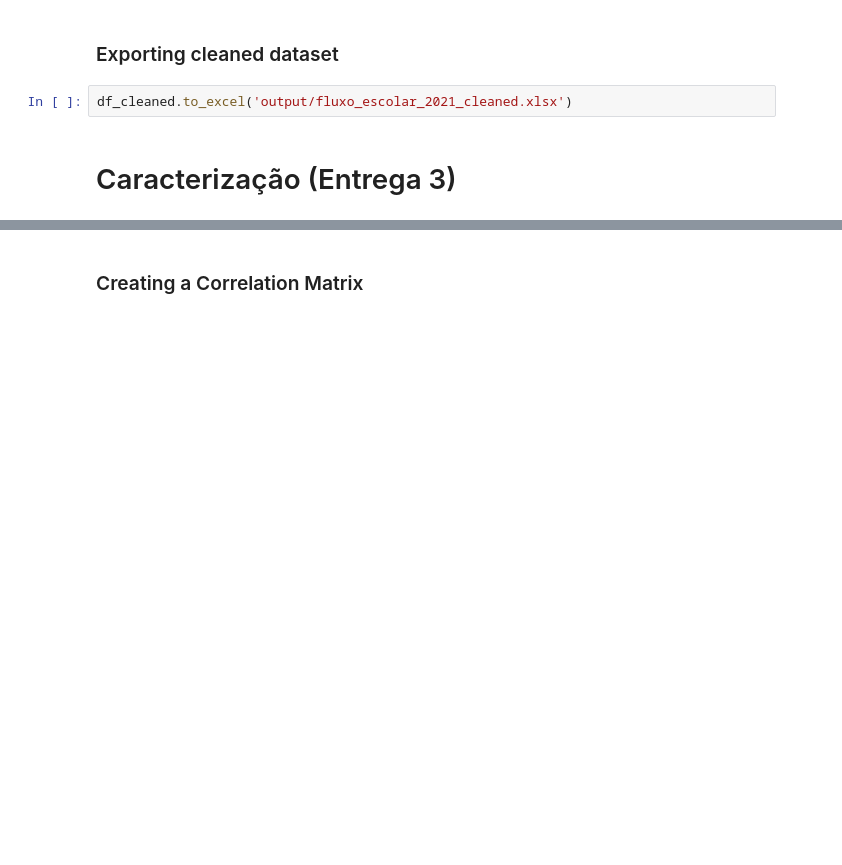
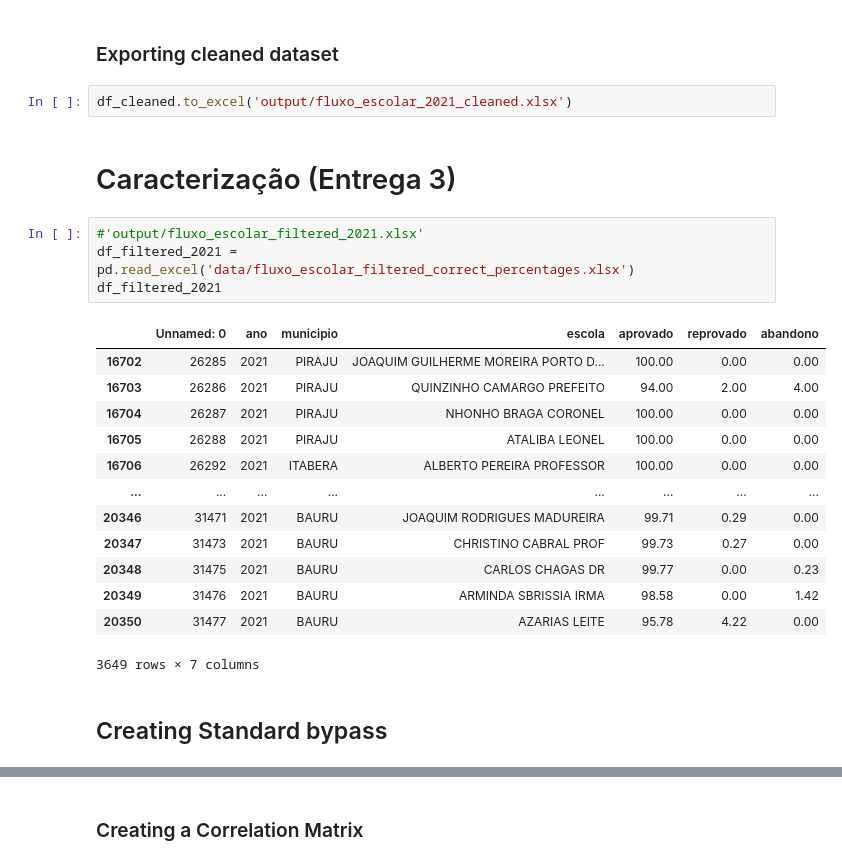
Before and after one commit to maiconspa/student-analysis, a Jupyter notebook: a3_big_data.ipynb, the cells around one changed output, grey strips where cells are left out. Drawn from its saved outputs; the diff is of its cells as text; blank space fills up the shorter version.

```diff
--- a/a3_big_data.ipynb
+++ b/a3_big_data.ipynb
@@ -116,3 +112,23 @@ See the caveats in the documentation: https://pandas.pydata.org/pandas-docs/stab
 df_cleaned.to_excel('output/fluxo_escolar_2021_cleaned.xlsx')
 # %% [markdown]
 # Caracterização (Entrega 3)
+# %%
+#'output/fluxo_escolar_filtered_2021.xlsx'
+df_filtered_2021 = pd.read_excel('data/fluxo_escolar_filtered_correct_percentages.xlsx')
+df_filtered_2021
+# %% [output]
+|  | Unnamed: 0 | ano | municipio | escola | aprovado | reprovado | abandono |
+| 16702 | 26285 | 2021 | PIRAJU | JOAQUIM GUILHERME MOREIRA PORTO D... | 100.00 | 0.00 | 0.00 |
+| 16703 | 26286 | 2021 | PIRAJU | QUINZINHO CAMARGO PREFEITO | 94.00 | 2.00 | 4.00 |
+| 16704 | 26287 | 2021 | PIRAJU | NHONHO BRAGA CORONEL | 100.00 | 0.00 | 0.00 |
+| 16705 | 26288 | 2021 | PIRAJU | ATALIBA LEONEL | 100.00 | 0.00 | 0.00 |
+| 16706 | 26292 | 2021 | ITABERA | ALBERTO PEREIRA PROFESSOR | 100.00 | 0.00 | 0.00 |
+| ... | ... | ... | ... | ... | ... | ... | ... |
+| 20346 | 31471 | 2021 | BAURU | JOAQUIM RODRIGUES MADUREIRA | 99.71 | 0.29 | 0.00 |
+| 20347 | 31473 | 2021 | BAURU | CHRISTINO CABRAL PROF | 99.73 | 0.27 | 0.00 |
+| 20348 | 31475 | 2021 | BAURU | CARLOS CHAGAS DR | 99.77 | 0.00 | 0.23 |
+| 20349 | 31476 | 2021 | BAURU | ARMINDA SBRISSIA IRMA | 98.58 | 0.00 | 1.42 |
+| 20350 | 31477 | 2021 | BAURU | AZARIAS LEITE | 95.78 | 4.22 | 0.00 |
+3649 rows × 7 columns
+# %% [markdown]
+## Creating Standard bypass
```
Also changed, not shown: parts of 7 cells of this notebook.
